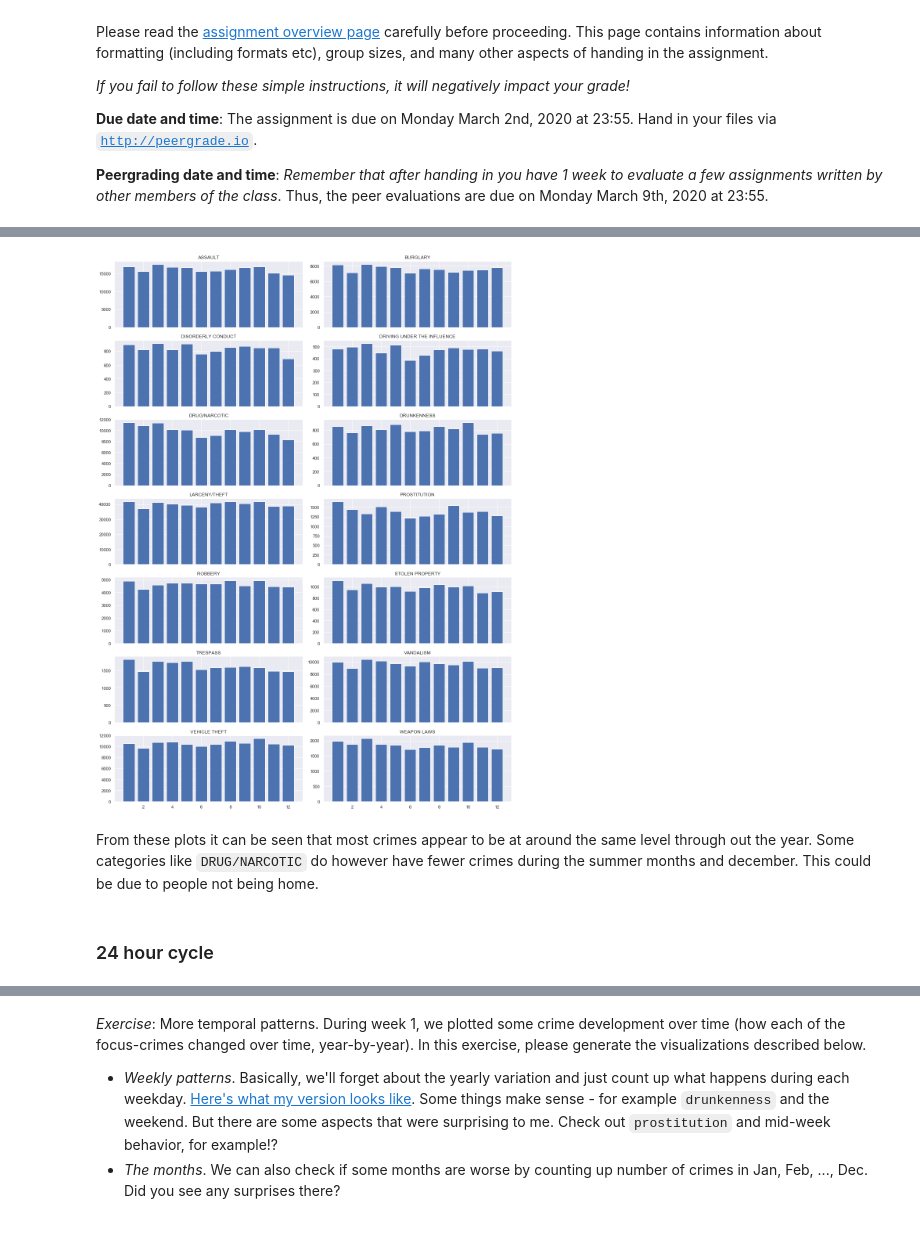
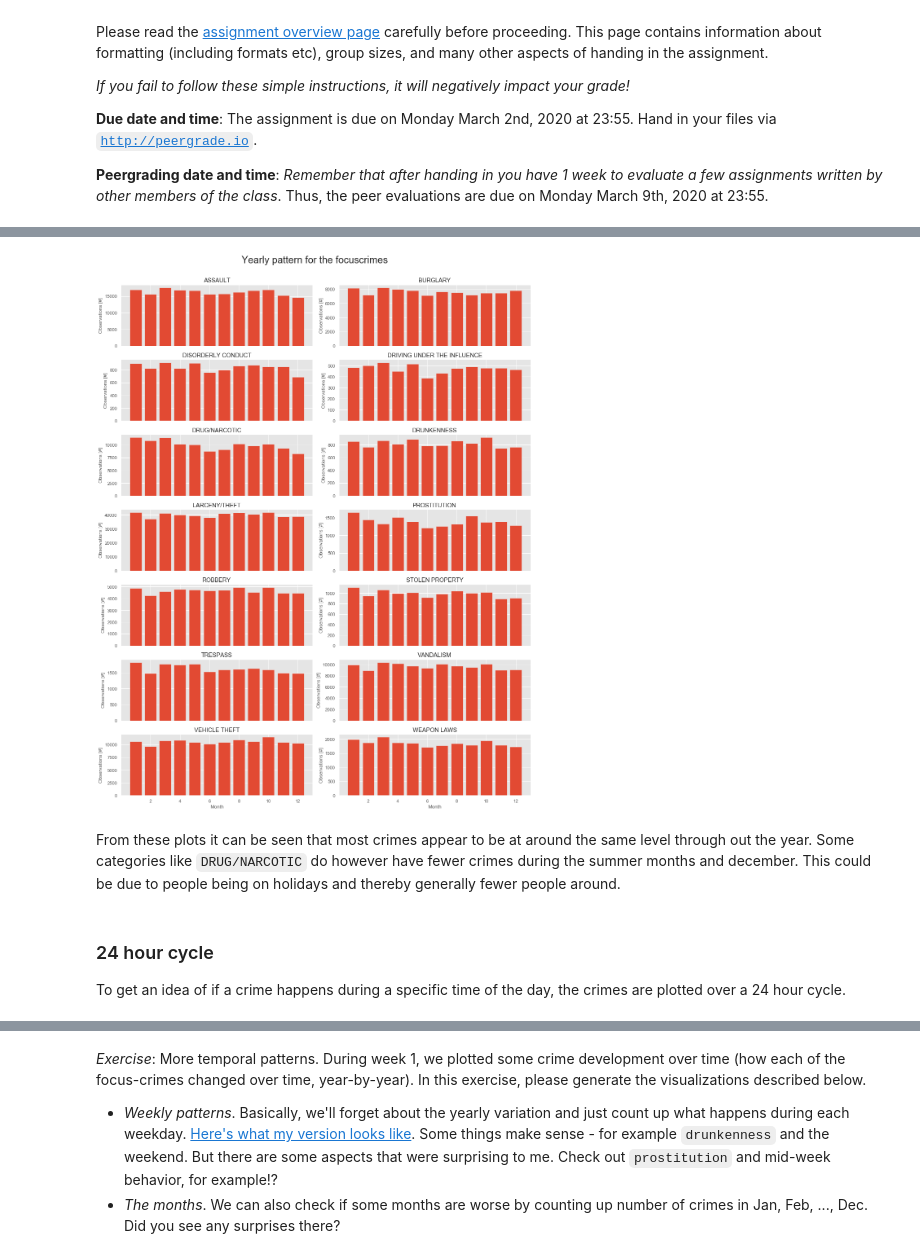
Before and after one commit to KristianBreddam/02806, a Jupyter notebook: Assignment1/assignment1.ipynb, the cells around one changed output, grey strips where cells are left out. Saved outputs shown, nothing was run; the diff lists cells and outputs as text; code cells hidden in the pictures.

```diff
--- a/Assignment1/assignment1.ipynb
+++ b/Assignment1/assignment1.ipynb
@@ -15,3 +15,7 @@ import numpy as np
 import pandas as pd
 import matplotlib.pyplot as plt
 import seaborn as sns
+# matplotlib options
+plt.style.use('ggplot')
+%matplotlib inline
+plt.rcParams['figure.figsize'] = (12, 8)
@@ -21,0 +22,5 @@ We look only at the focus-crimes in the exercise below
+# %%
+# matplotlib options
+plt.style.use('ggplot')
+%matplotlib inline
+plt.rcParams['figure.figsize'] = (12, 8)
@@ -45,7 +56,7 @@ temp = temp[['Monday','Tuesday','Wednesday','Thursday','Friday','Saturday','Sund
 # Define names of crimes
 crimes = temp.index
 # Figure size
-sns.set(rc={'figure.figsize':(15,20)})
+plt.rcParams['figure.figsize'] = (15, 20)
 # Initialize the figure
 fig, axs = plt.subplots(7, 2, sharex='col')
 p = 0
@@ -54,7 +65,15 @@ for i in range(0,7):
     for j in range(0,2):
         axs[i,j].bar(temp.loc[crimes[p]].index,temp.loc[crimes[p]].values)
         axs[i,j].set_title(crimes[p])
+        axs[i,j].set_ylabel('Observations [#]')
         p +=1
 
-plt.tight_layout()
+# Specify x axis label
+axs[6,0].set_xlabel('Weekday')
+axs[6,1].set_xlabel('Weekday')
+# Title for subplot
+plt.suptitle('Weekly patterns for the focuscrimes', size = 24)
+# Ensures a nice and thight layout
+plt.tight_layout(rect=[0, 0.03, 1, 0.95])
+plt.show()
 # %% [output]
@@ -80,25 +100,34 @@ temp = temp.groupby(['Category','month']).count().X.unstack()
 # %%
 # Define names of crimes
 crimes = temp.index
 # Figure size
-sns.set(rc={'figure.figsize':(15,20)})
+plt.rcParams['figure.figsize'] = (15, 20)
 # Initialize the figure
 fig, axs = plt.subplots(7, 2, sharex='col')
 p = 0
 
 for i in range(0,7):
     for j in range(0,2):
         axs[i,j].bar(temp.loc[crimes[p]].index,temp.loc[crimes[p]].values)
         axs[i,j].set_title(crimes[p])
+        axs[i,j].set_ylabel('Observations [#]')
         p +=1
 
-plt.tight_layout()
+# Specify x axis label
+axs[6,0].set_xlabel('Month')
+axs[6,1].set_xlabel('Month')
+# Title for subplot
+plt.suptitle('Yearly pattern for the focuscrimes', size = 24)
+# Ensures a nice and thight layout
+plt.tight_layout(rect=[0, 0.03, 1, 0.95])
+plt.show()
 # %% [output]
-[figure, old version]
+[figure, new version]
 # %% [markdown]
-From these plots it can be seen that most crimes appear to be at around the same level through out the year. Some categories like ``DRUG/NARCOTIC`` do however have fewer crimes during the summer months and december. This could be due to people not being home.
+From these plots it can be seen that most crimes appear to be at around the same level through out the year. Some categories like ``DRUG/NARCOTIC`` do however have fewer crimes during the summer months and december. This could be due to people being on holidays and thereby generally fewer people around.
-# %% [markdown]
-### 24 hour cycle
+# %% [markdown]
+### 24 hour cycle
+To get an idea of if a crime happens during a specific time of the day, the crimes are plotted over a 24 hour cycle.
 # %%
 # Column with the recorded hour of the crime
 df['hour'] = df['Datetime'].dt.hour
```
Also changed, not shown: parts of 17 cells of this notebook.
